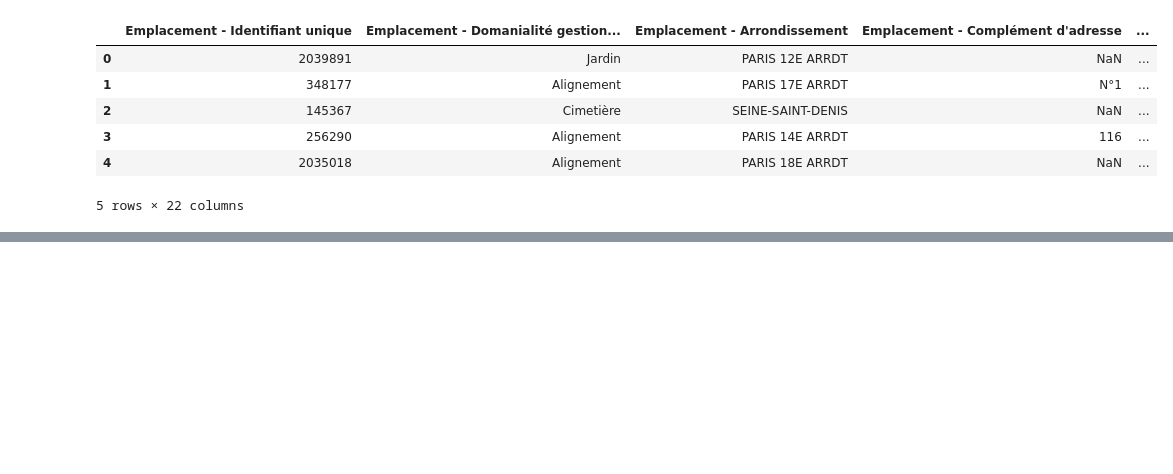
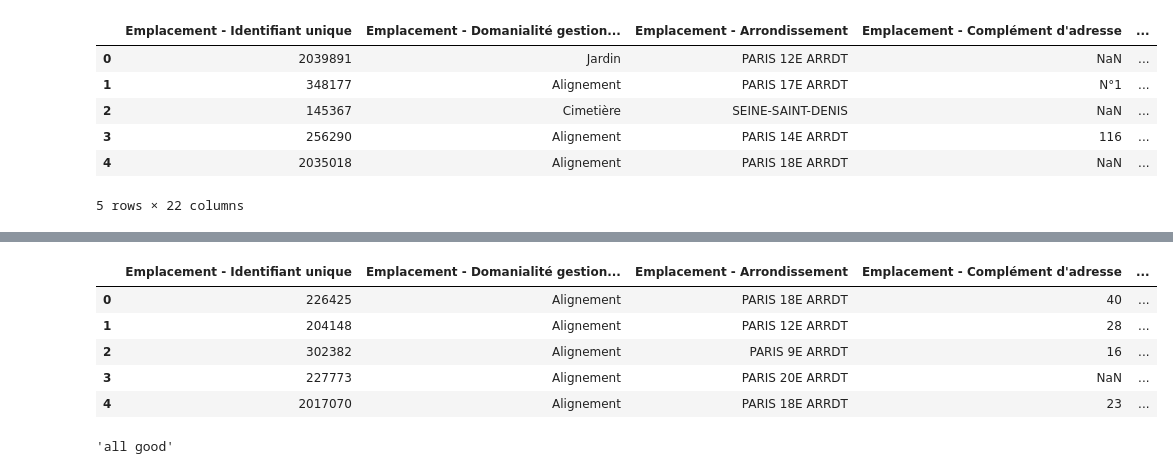
Before and after one commit to JeanMILPIED/Adopte1Arbre, a Jupyter notebook: Adopte1Arbre-datasetExploration.ipynb, the cells around one changed output, grey strips where cells are left out. Drawn from its saved outputs; the diff is of its cells as text; code cells hidden in the pictures; blank space fills up the shorter version.

```diff
--- a/Adopte1Arbre-datasetExploration.ipynb
+++ b/Adopte1Arbre-datasetExploration.ipynb
@@ -207,0 +241,2 @@ df_ok.head()
+# %%
+df_new2=pd.read_csv("https://opendata.paris.fr/api/explore/v2.1/catalog/datasets/les-arbres-plantes/exports/csv?lang=fr&timezone=Europe%2FBerlin&use_labels=true&delimiter=%3B", sep=';')
@@ -207,0 +247,9 @@ df_ok.head()
+# %%
+df_new2.head()
+# %% [output]
+|  | Emplacement - Identifiant unique | Emplacement - Domanialité gestion... | Emplacement - Arrondissement | Emplacement - Complément d'adresse | ... |
+| 0 | 226425 | Alignement | PARIS 18E ARRDT | 40 | ... |
+| 1 | 204148 | Alignement | PARIS 12E ARRDT | 28 | ... |
+| 2 | 302382 | Alignement | PARIS 9E ARRDT | 16 | ... |
+| 3 | 227773 | Alignement | PARIS 20E ARRDT | NaN | ... |
+| 4 | 2017070 | Alignement | PARIS 18E ARRDT | 23 | ... |
@@ -207,0 +269,4 @@ df_ok.head()
+# %%
+build_df_clean(df_new2)
+# %% [output]
+'all good'
```
Also changed, not shown: parts of 8 cells of this notebook, 1 other file.
